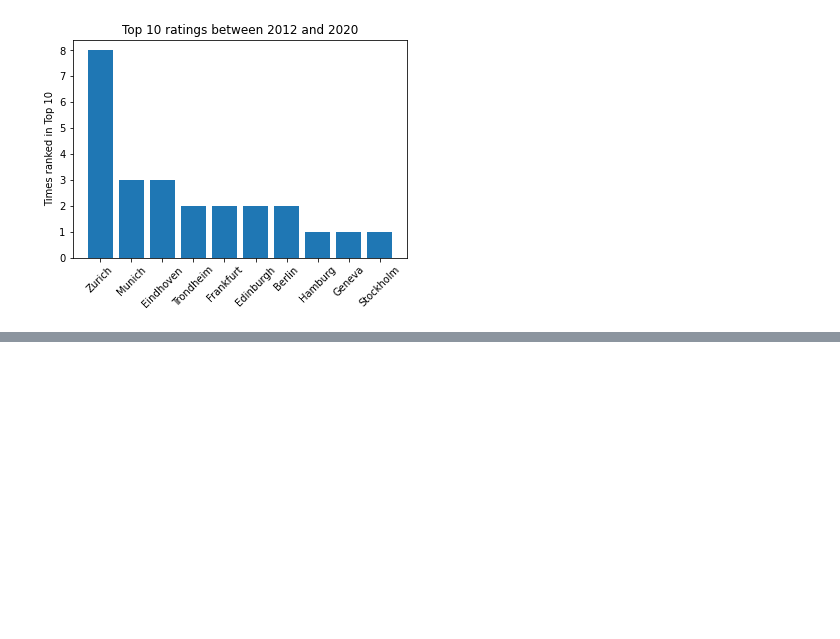
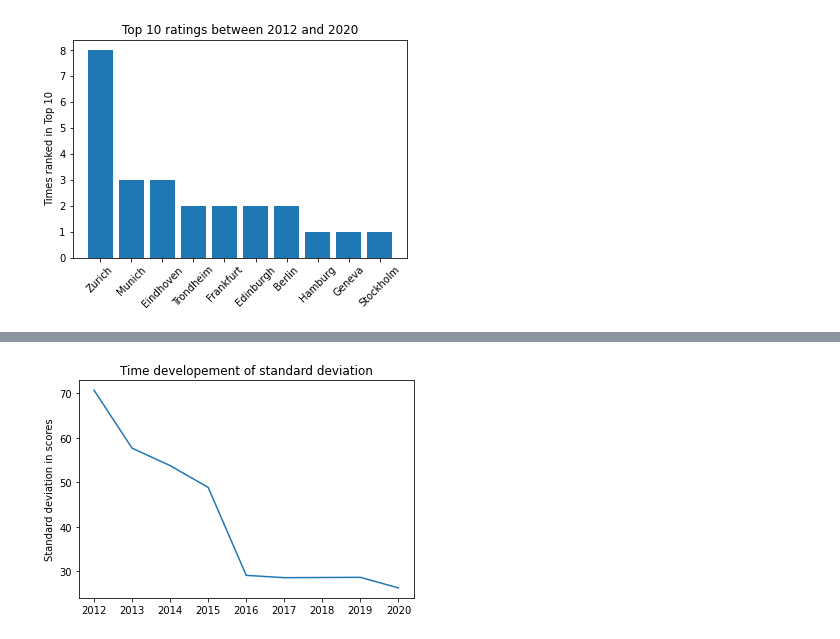
Before and after one commit to NikolasHaimerl/DOP_EX3, a Jupyter notebook: src/analysis/time_analysis.ipynb, the cells around one changed output, grey strips where cells are left out. Saved outputs shown, nothing was run; the diff lists cells and outputs as text; code cells hidden in the pictures; blank space fills up the shorter version.

```diff
--- a/src/analysis/time_analysis.ipynb
+++ b/src/analysis/time_analysis.ipynb
@@ -117,0 +137,12 @@ plt.show()
+# %%
+std=[]
+for year in range(2012,2021):
+    std.append(np.std(data[year]["Quality of Life Index"]))
+
+plt.plot(std)
+plt.xticks(np.arange(9),("2012","2013","2014","2015","2016","2017","2018","2019","2020"))
+plt.title("Time developement of standard deviation")
+plt.ylabel("Standard deviation in scores")
+plt.show()
+# %% [output]
+[figure, added]
```
Also changed, not shown: parts of 2 cells of this notebook.
